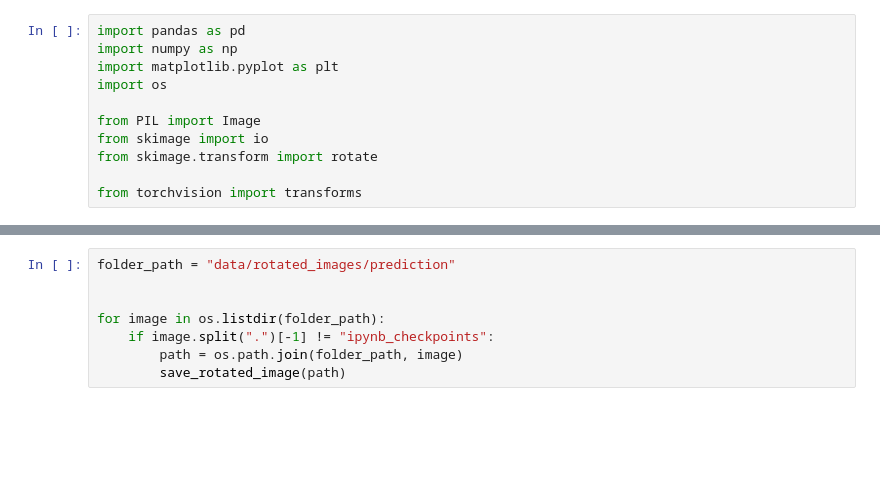
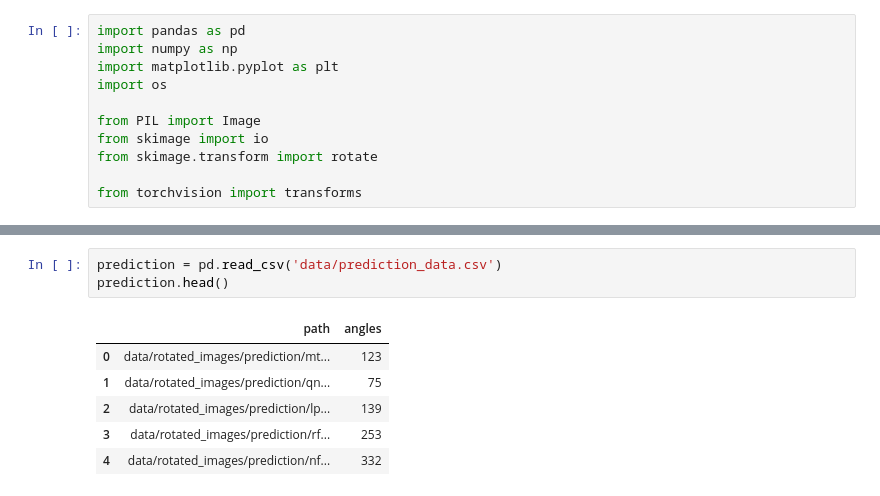
Before and after one commit to mayank1903/document-alignment-detection, a Jupyter notebook: document_alignment_correction/prediction.ipynb, the cells around one changed output, grey strips where cells are left out. Drawn from its saved outputs; the diff is of its cells as text; blank space fills up the shorter version.

```diff
--- a/document_alignment_correction/prediction.ipynb
+++ b/document_alignment_correction/prediction.ipynb
@@ -224,8 +42,10 @@ def save_rotated_image(path):
-# %%
-folder_path = "data/rotated_images/prediction"
-
-
-for image in os.listdir(folder_path):
-    if image.split(".")[-1] != "ipynb_checkpoints":
-        path = os.path.join(folder_path, image)
-        save_rotated_image(path)
+# %%
+prediction = pd.read_csv('data/prediction_data.csv')
+prediction.head()
+# %% [output]
+|  | path | angles |
+| 0 | data/rotated_images/prediction/mt... | 123 |
+| 1 | data/rotated_images/prediction/qn... | 75 |
+| 2 | data/rotated_images/prediction/lp... | 139 |
+| 3 | data/rotated_images/prediction/rf... | 253 |
+| 4 | data/rotated_images/prediction/nf... | 332 |
```
Also changed, not shown: parts of 31 cells of this notebook, 10 other files.
